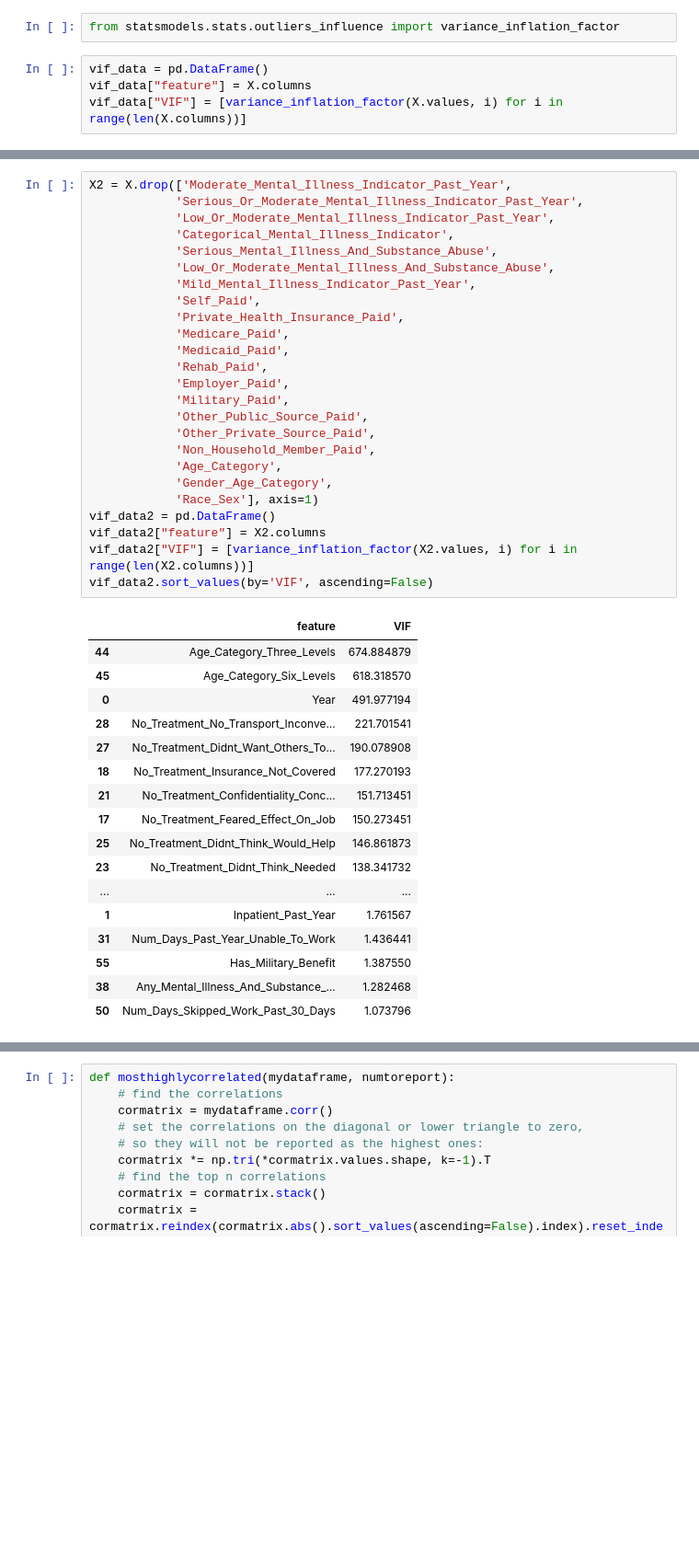
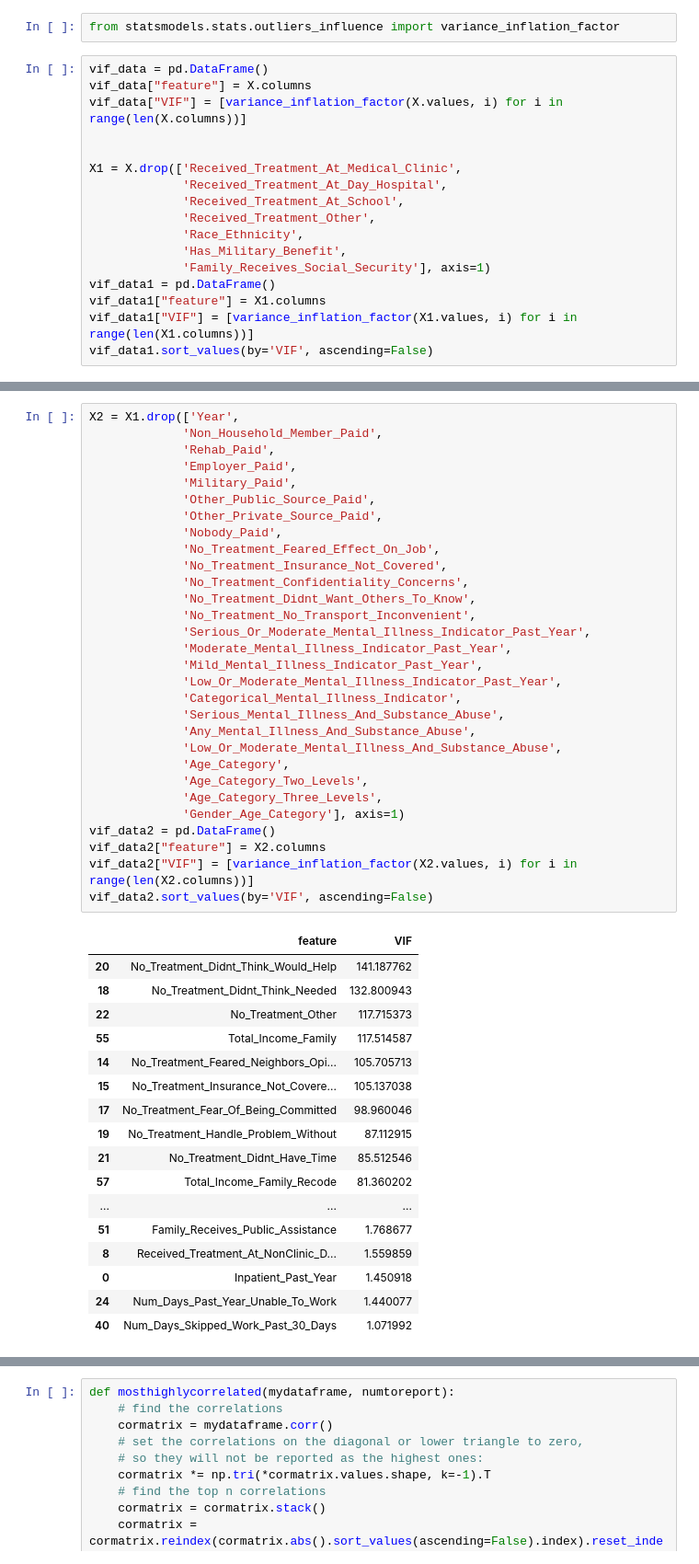
Before and after one commit to ml42322/correlationone_team2, a Jupyter notebook: Statistical Analysis.ipynb, the cells around one changed output, grey strips where cells are left out. Shown at 92% size. Saved outputs shown, nothing was run; the diff lists cells and outputs as text; blank space fills up the shorter version.

```diff
--- a/Statistical Analysis.ipynb
+++ b/Statistical Analysis.ipynb
@@ -251,3 +309,16 @@ from statsmodels.stats.outliers_influence import variance_inflation_factor
 vif_data = pd.DataFrame()
 vif_data["feature"] = X.columns
 vif_data["VIF"] = [variance_inflation_factor(X.values, i) for i in range(len(X.columns))]
+
+
+X1 = X.drop(['Received_Treatment_At_Medical_Clinic',
+             'Received_Treatment_At_Day_Hospital',
+             'Received_Treatment_At_School',
+             'Received_Treatment_Other',
+             'Race_Ethnicity',
+             'Has_Military_Benefit',
+             'Family_Receives_Social_Security'], axis=1)
+vif_data1 = pd.DataFrame()
+vif_data1["feature"] = X1.columns
+vif_data1["VIF"] = [variance_inflation_factor(X1.values, i) for i in range(len(X1.columns))]
+vif_data1.sort_values(by='VIF', ascending=False)
@@ -274,43 +364,48 @@ vif_data.sort_values(by='VIF', ascending=False)
 # %%
-X2 = X.drop(['Moderate_Mental_Illness_Indicator_Past_Year',
-            'Serious_Or_Moderate_Mental_Illness_Indicator_Past_Year',
-            'Low_Or_Moderate_Mental_Illness_Indicator_Past_Year',
-            'Categorical_Mental_Illness_Indicator',
-            'Serious_Mental_Illness_And_Substance_Abuse',
-            'Low_Or_Moderate_Mental_Illness_And_Substance_Abuse',
-            'Mild_Mental_Illness_Indicator_Past_Year',
-            'Self_Paid',
-            'Private_Health_Insurance_Paid',
-            'Medicare_Paid',
-            'Medicaid_Paid',
-            'Rehab_Paid',
-            'Employer_Paid',
-            'Military_Paid',
-            'Other_Public_Source_Paid',
-            'Other_Private_Source_Paid',
-            'Non_Household_Member_Paid',
-            'Age_Category',
-            'Gender_Age_Category',
-            'Race_Sex'], axis=1)
+X2 = X1.drop(['Year',
+             'Non_Household_Member_Paid',
+             'Rehab_Paid',
+             'Employer_Paid',
+             'Military_Paid',
+             'Other_Public_Source_Paid',
+             'Other_Private_Source_Paid',
+             'Nobody_Paid',
+             'No_Treatment_Feared_Effect_On_Job',
+             'No_Treatment_Insurance_Not_Covered',
+             'No_Treatment_Confidentiality_Concerns',
+             'No_Treatment_Didnt_Want_Others_To_Know',
+             'No_Treatment_No_Transport_Inconvenient',
+             'Serious_Or_Moderate_Mental_Illness_Indicator_Past_Year',
+             'Moderate_Mental_Illness_Indicator_Past_Year',
+             'Mild_Mental_Illness_Indicator_Past_Year',
+             'Low_Or_Moderate_Mental_Illness_Indicator_Past_Year',
+             'Categorical_Mental_Illness_Indicator',
+             'Serious_Mental_Illness_And_Substance_Abuse',
+             'Any_Mental_Illness_And_Substance_Abuse',
+             'Low_Or_Moderate_Mental_Illness_And_Substance_Abuse',
+             'Age_Category',
+             'Age_Category_Two_Levels',
+             'Age_Category_Three_Levels',
+             'Gender_Age_Category'], axis=1)
 vif_data2 = pd.DataFrame()
 vif_data2["feature"] = X2.columns
 vif_data2["VIF"] = [variance_inflation_factor(X2.values, i) for i in range(len(X2.columns))]
 vif_data2.sort_values(by='VIF', ascending=False)
 # %% [output]
 |  | feature | VIF |
-| 44 | Age_Category_Three_Levels | 674.884879 |
-| 45 | Age_Category_Six_Levels | 618.318570 |
-| 0 | Year | 491.977194 |
-| 28 | No_Treatment_No_Transport_Inconve... | 221.701541 |
-| 27 | No_Treatment_Didnt_Want_Others_To... | 190.078908 |
-| 18 | No_Treatment_Insurance_Not_Covered | 177.270193 |
-| 21 | No_Treatment_Confidentiality_Conc... | 151.713451 |
-| 17 | No_Treatment_Feared_Effect_On_Job | 150.273451 |
-| 25 | No_Treatment_Didnt_Think_Would_Help | 146.861873 |
-| 23 | No_Treatment_Didnt_Think_Needed | 138.341732 |
+| 20 | No_Treatment_Didnt_Think_Would_Help | 141.187762 |
+| 18 | No_Treatment_Didnt_Think_Needed | 132.800943 |
+| 22 | No_Treatment_Other | 117.715373 |
+| 55 | Total_Income_Family | 117.514587 |
+| 14 | No_Treatment_Feared_Neighbors_Opi... | 105.705713 |
+| 15 | No_Treatment_Insurance_Not_Covere... | 105.137038 |
+| 17 | No_Treatment_Fear_Of_Being_Committed | 98.960046 |
+| 19 | No_Treatment_Handle_Problem_Without | 87.112915 |
+| 21 | No_Treatment_Didnt_Have_Time | 85.512546 |
+| 57 | Total_Income_Family_Recode | 81.360202 |
 | ... | ... | ... |
-| 1 | Inpatient_Past_Year | 1.761567 |
-| 31 | Num_Days_Past_Year_Unable_To_Work | 1.436441 |
-| 55 | Has_Military_Benefit | 1.387550 |
-| 38 | Any_Mental_Illness_And_Substance_... | 1.282468 |
-| 50 | Num_Days_Skipped_Work_Past_30_Days | 1.073796 |
+| 51 | Family_Receives_Public_Assistance | 1.768677 |
+| 8 | Received_Treatment_At_NonClinic_D... | 1.559859 |
+| 0 | Inpatient_Past_Year | 1.450918 |
+| 24 | Num_Days_Past_Year_Unable_To_Work | 1.440077 |
+| 40 | Num_Days_Skipped_Work_Past_30_Days | 1.071992 |
```
Also changed, not shown: parts of 47 cells of this notebook.
